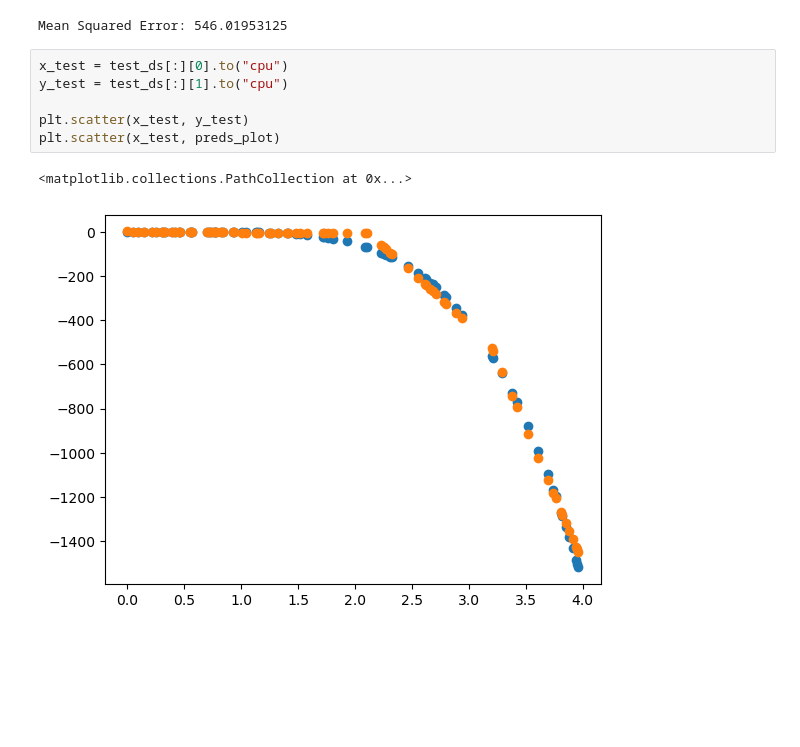
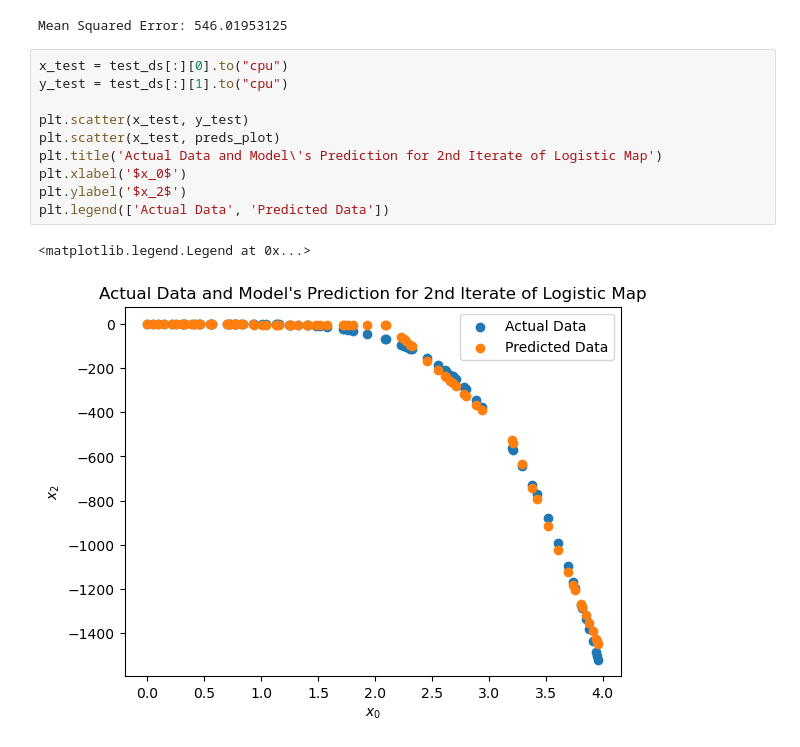
Before and after one commit to ritog/logistic_map_nn, a Jupyter notebook: mthesis_2.ipynb, the cells around one changed output. Cells and saved outputs as stored; diff of their text form; blank space fills up the shorter version.

```diff
--- a/mthesis_2.ipynb
+++ b/mthesis_2.ipynb
@@ -136,9 +139,13 @@ Mean Squared Error: 546.01953125
 # %%
 x_test = test_ds[:][0].to("cpu")
 y_test = test_ds[:][1].to("cpu")
 
 plt.scatter(x_test, y_test)
 plt.scatter(x_test, preds_plot)
+plt.title('Actual Data and Model\'s Prediction for 2nd Iterate of Logistic Map')
+plt.xlabel('$x_0$')
+plt.ylabel('$x_2$')
+plt.legend(['Actual Data', 'Predicted Data'])
 # %% [output]
-<matplotlib.collections.PathCollection at 0x...>
+<matplotlib.legend.Legend at 0x...>
-[figure, old version]
+[figure, new version]
```
Also changed, not shown: parts of 1 cell of this notebook, 7 other files.
